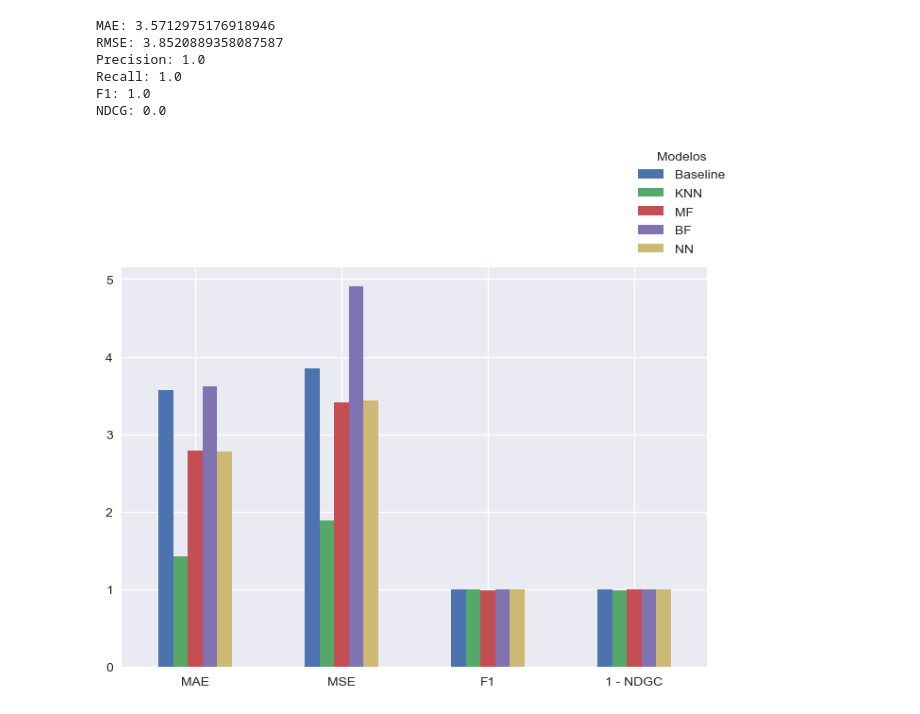
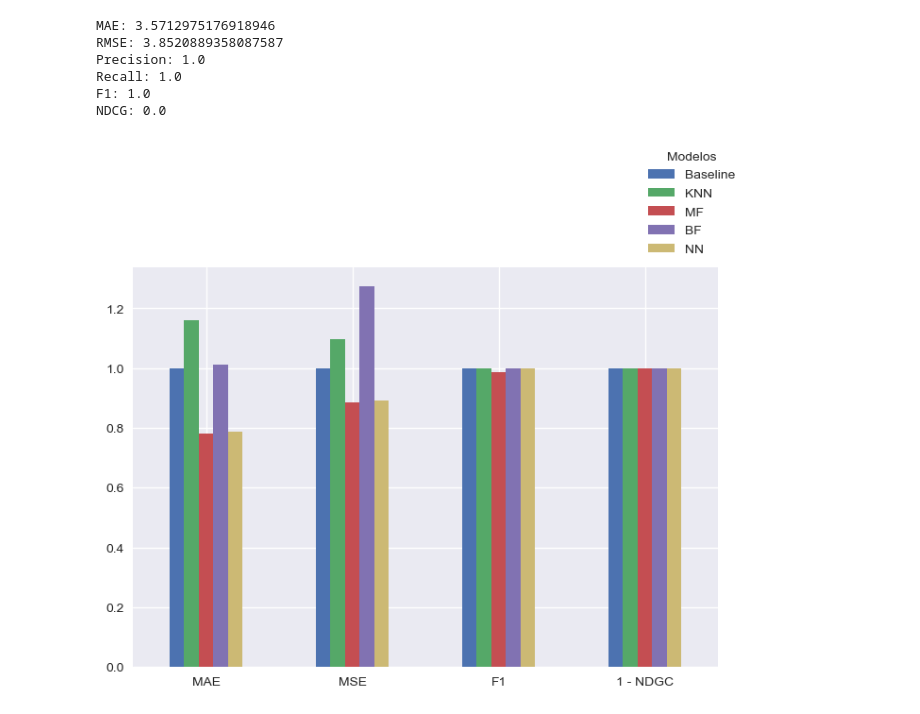
Before and after one commit to daaniii22/recommendation_sistems, a Jupyter notebook: study.ipynb, the cells around one changed output. Saved outputs shown, nothing was run; the diff lists cells and outputs as text; code cells hidden in the pictures.

Commit message:
add: re-run the code with test splitting modifications

```diff
--- a/study.ipynb
+++ b/study.ipynb
@@ -657,7 +657,8 @@ dict(zip(recommendations, predictions[recommendations])) # Estimated scores for
 TEST_USERS = USERS - TRAIN_USERS
 # %%
 valid_test_ratings = ratings_usr_test[~np.isnan(ratings_usr_test)]
-mask = np.random.rand(valid_test_ratings.shape) > 0.8
+mask = np.random.rand(*ratings_usr_test.shape) > 0.9
+mask = mask & ~np.isnan(ratings_usr_test)
 test_items_test_users_ratings = np.where(mask, ratings_usr_test, np.nan)
 train_items_test_users_ratings = np.where(~mask, ratings_usr_test, np.nan)
 # %%
@@ -981,21 +982,21 @@ NDCG: 0.0
 # %%
 import matplotlib.pyplot as plt
 import pandas as pd
 plt.style.use('seaborn-v0_8')
 metrics = pd.DataFrame()
 metrics['Baseline'] = [bs_mae, bs_rmse, bs_f1, bs_ndcg]
 metrics['KNN'] = [knn_mae, knn_rmse, knn_f1, knn_ndcg]
 metrics['MF'] = [mf_mae, mf_rmse, mf_f1, mf_ndcg]
 metrics['BF'] = [bf_mae, bf_rmse, bf_f1, bf_ndcg]
 metrics['NN'] = [nn_mae, nn_rmse, nn_f1, nn_ndcg]
 
 metrics.index = ['MAE', 'MSE', 'F1', '1 - NDGC']
 metrics.loc['1 - NDGC'] = 1 - metrics.loc['1 - NDGC']
 metrics_norm = metrics.apply(lambda s: s/s.at['Baseline'], axis=1, result_type='expand')
 
-ax = metrics.plot.bar()
+ax = metrics_norm.plot.bar()
 [ax.get_xticklabels()[i].set_rotation(0) for i in range(len(ax.get_xticklabels()))]
 ax.legend(title='Modelos', bbox_to_anchor=(1.05, 1), loc='lower right')
 plt.savefig('metrics.png', bbox_inches='tight')
 # %% [output]
-[figure, old version]
+[figure, new version]
```
Also changed, not shown: parts of 7 cells of this notebook.
